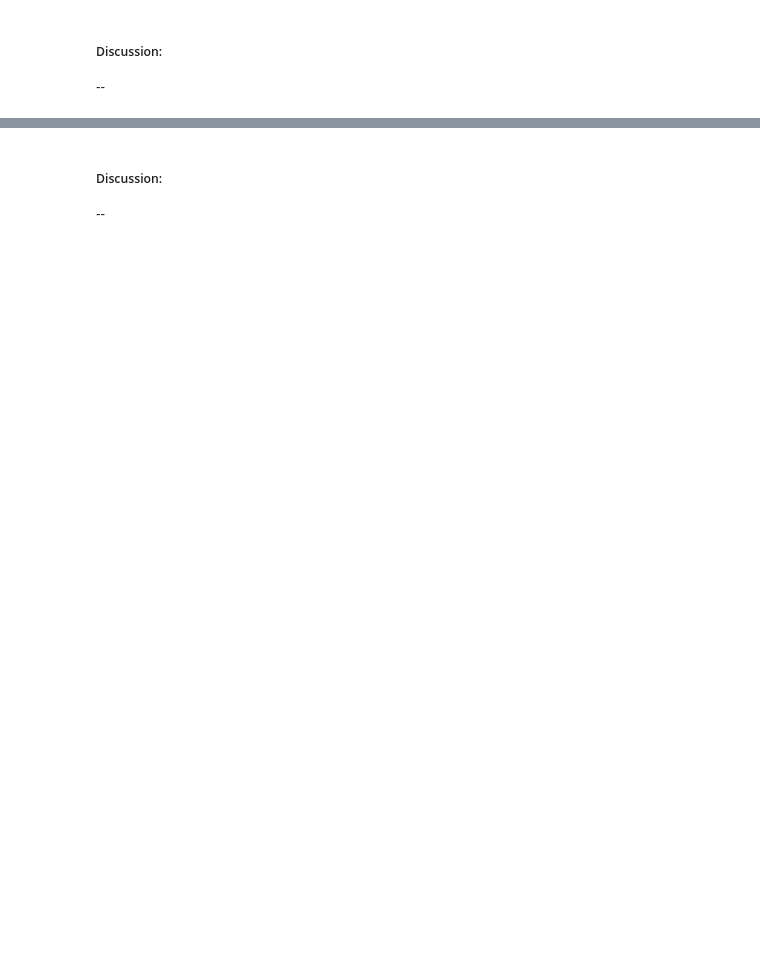
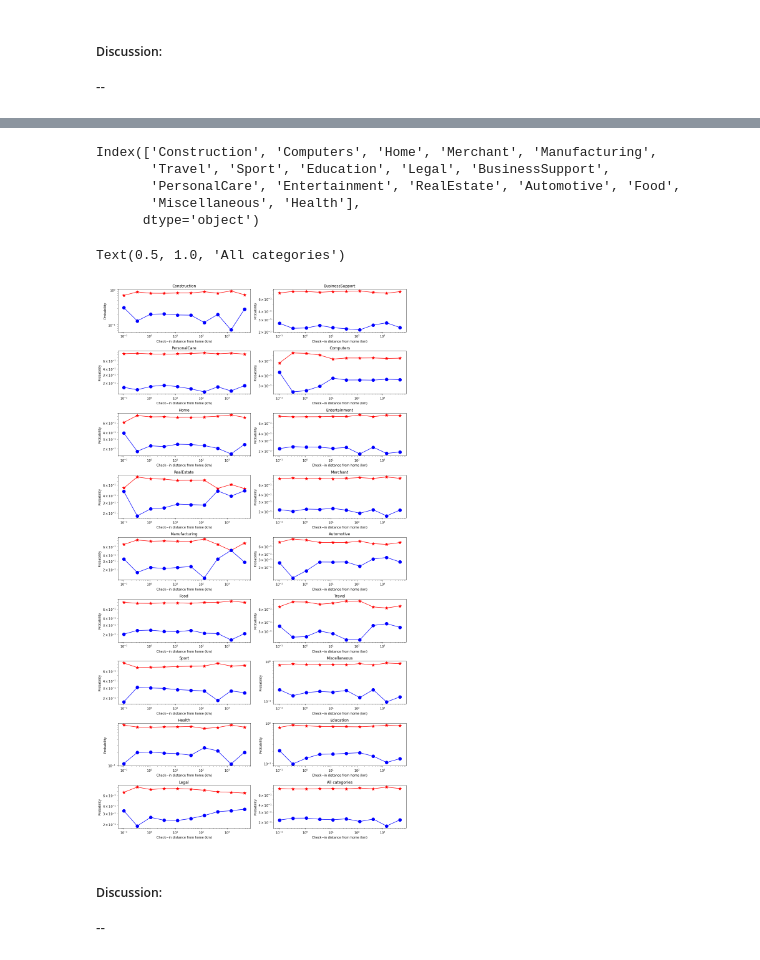
Before and after one commit to epfl-ada/ada-2020-project-milestone-p3-p3_kergagnant, a Jupyter notebook: clean_Analysis Label.ipynb, the cells around one changed output, grey strips where cells are left out. Saved outputs shown, nothing was run; the diff lists cells and outputs as text; code cells hidden in the pictures; blank space fills up the shorter version.

```diff
--- a/clean_Analysis Label.ipynb
+++ b/clean_Analysis Label.ipynb
@@ -596,36 +686,56 @@ df_selectedReviews_cat = pd.merge(df_selectedReviews, df_business[["business_id"
+# %%
+categories = df_selectedReviews.columns[9:26]
+categories
+# %% [output]
+Index(['Construction', 'Computers', 'Home', 'Merchant', 'Manufacturing',
+       'Travel', 'Sport', 'Education', 'Legal', 'BusinessSupport',
+       'PersonalCare', 'Entertainment', 'RealEstate', 'Automotive', 'Food',
+       'Miscellaneous', 'Health'],
+      dtype='object')
+# %%
+df_selectedReviews_cat = df_selectedReviews.copy()
 # %%
-# Select only rows where business has been reviewed by at least one of user's friends before
-df_selectedReviews_catv2 = df_selectedReviews_cat[df_selectedReviews_cat["reviewed_before_friend_4"] !=0]
+# Select only rows where business has been reviewed POSITIVELY (>4) or NEGATIVELY(<3)
+# by at least one of user's friends before
+df_selectedReviews_catv2 = df_selectedReviews_cat[df_selectedReviews_cat["review_label"] !=0]
 # %%
-# ?
+# Let's get for each categories, the corresponding check-ins
 check_in_per_category_v2 = []
-for cat in set(df_categories['category']):
-    check_in_per_category_v2.append(df_selectedReviews_catv2[df_selectedReviews_catv2[cat] == True].drop(list(set(df_categories['category'])),axis = 1))
+for cat in categories:
+    check_in_per_category_v2.append(df_selectedReviews_catv2[df_selectedReviews_catv2[cat] == True].drop(categories,axis = 1))
 # %%
-#
+# For each category, get the fractions of good and bad reviews
 good_bad_reviews_cat_v2 = []
-for df in check_in_per_category:
+for df in check_in_per_category_v2:
     good_bad_reviews_cat_v2.append(compute_fractions(df,number_distance_groups))
 good_bad_reviews_cat_v2.append(compute_fractions(df_selectedReviews_catv2,number_distance_groups))
 # %%
 # Plot the result
-f, ax = plt.subplots(9, 2, figsize=(14, 20))
+f, ax = plt.subplots(9, 2, figsize=(14, 25))
 i = 0
-for cat in set(df_categories['category']):
+for cat in categories:
     ix = i%9
     iy = i%2
     ax[ix,iy].plot(interval_dist,good_bad_reviews_cat_v2[i][0],'r*-', markersize=10,label='Travel to a business recommended by a friend)')
     ax[ix,iy].plot(interval_dist,good_bad_reviews_cat_v2[i][1],'bo-', markersize=10,label='Travel to a business NOT recommended by a friend)')
     ax[ix,iy].set_xscale('log')
     ax[ix,iy].set_yscale('log')
+    ax[ix,iy].set_ylabel("Probability")
+    ax[ix,iy].set_xlabel("Check−in distance from home (km)")
     ax[ix,iy].set_title(cat)
     i += 1
 
 ax[8,1].plot(interval_dist,good_bad_reviews_cat_v2[i][0],'r*-', markersize=10,label='Travel to a business recommended by a friend)')
 ax[8,1].plot(interval_dist,good_bad_reviews_cat_v2[i][1],'bo-', markersize=10,label='Travel to a business NOT recommended by a friend)')
 ax[8,1].set_xscale('log')
 ax[8,1].set_yscale('log')
-ax[8,1].set_title('All cat')
+ax[8,1].set_ylabel("Probability")
+ax[8,1].set_xlabel("Check−in distance from home (km)")
+f.tight_layout()
+ax[8,1].set_title('All categories')
+# %% [output]
+Text(0.5, 1.0, 'All categories')
+[figure, added]
 # %% [markdown]
 ##### Discussion:
 
```
Also changed, not shown: parts of 45 cells of this notebook.
